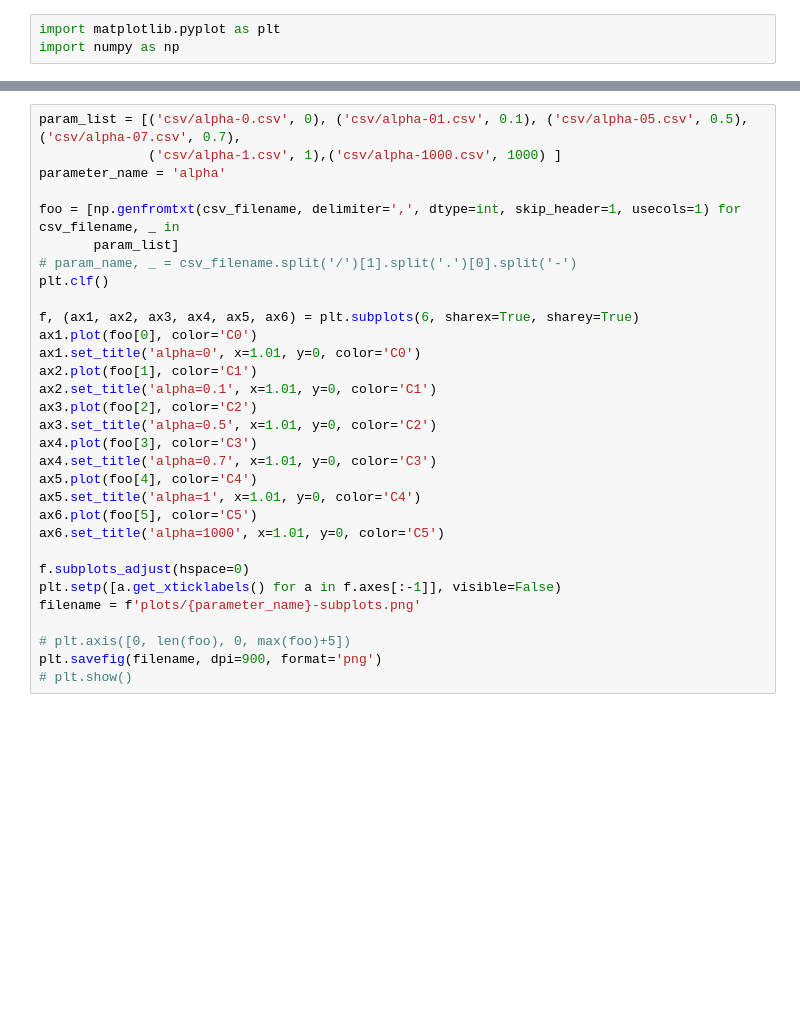
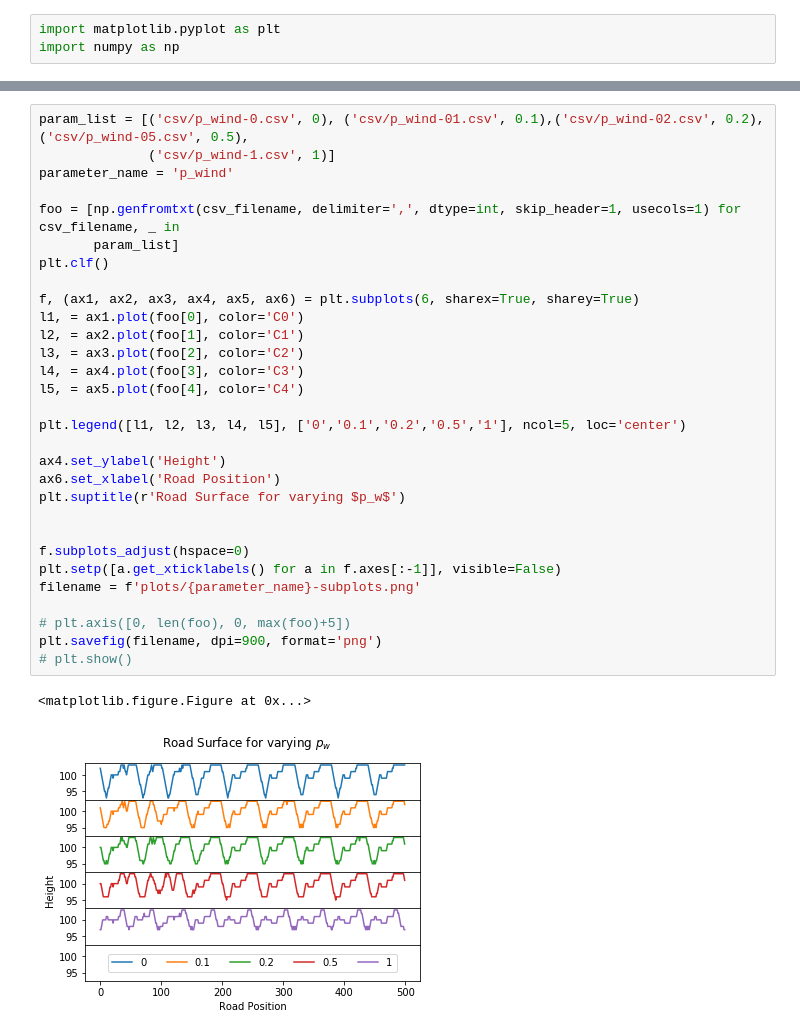
Before and after one commit to schakalakka/Washboard-Road-Simulation, a Jupyter notebook: plotter.ipynb, the cells around one changed output, grey strips where cells are left out. Cells and saved outputs as stored; diff of their text form; blank space fills up the shorter version.

Commit message:
finish plotting and add plots for varying parameters

```diff
--- a/plotter.ipynb
+++ b/plotter.ipynb
@@ -4,31 +110,33 @@ import numpy as np
 # %%
-param_list = [('csv/alpha-0.csv', 0), ('csv/alpha-01.csv', 0.1), ('csv/alpha-05.csv', 0.5), ('csv/alpha-07.csv', 0.7),
-              ('csv/alpha-1.csv', 1),('csv/alpha-1000.csv', 1000) ]
-parameter_name = 'alpha'
+param_list = [('csv/p_wind-0.csv', 0), ('csv/p_wind-01.csv', 0.1),('csv/p_wind-02.csv', 0.2), ('csv/p_wind-05.csv', 0.5),
+              ('csv/p_wind-1.csv', 1)]
+parameter_name = 'p_wind'
 
 foo = [np.genfromtxt(csv_filename, delimiter=',', dtype=int, skip_header=1, usecols=1) for csv_filename, _ in
        param_list]
-# param_name, _ = csv_filename.split('/')[1].split('.')[0].split('-')
 plt.clf()
 
 f, (ax1, ax2, ax3, ax4, ax5, ax6) = plt.subplots(6, sharex=True, sharey=True)
-ax1.plot(foo[0], color='C0')
-ax1.set_title('alpha=0', x=1.01, y=0, color='C0')
-ax2.plot(foo[1], color='C1')
-ax2.set_title('alpha=0.1', x=1.01, y=0, color='C1')
-ax3.plot(foo[2], color='C2')
-ax3.set_title('alpha=0.5', x=1.01, y=0, color='C2')
-ax4.plot(foo[3], color='C3')
-ax4.set_title('alpha=0.7', x=1.01, y=0, color='C3')
-ax5.plot(foo[4], color='C4')
-ax5.set_title('alpha=1', x=1.01, y=0, color='C4')
-ax6.plot(foo[5], color='C5')
-ax6.set_title('alpha=1000', x=1.01, y=0, color='C5')
+l1, = ax1.plot(foo[0], color='C0')
+l2, = ax2.plot(foo[1], color='C1')
+l3, = ax3.plot(foo[2], color='C2')
+l4, = ax4.plot(foo[3], color='C3')
+l5, = ax5.plot(foo[4], color='C4')
+
+plt.legend([l1, l2, l3, l4, l5], ['0','0.1','0.2','0.5','1'], ncol=5, loc='center')
+
+ax4.set_ylabel('Height')
+ax6.set_xlabel('Road Position')
+plt.suptitle(r'Road Surface for varying $p_w$')
+
 
 f.subplots_adjust(hspace=0)
 plt.setp([a.get_xticklabels() for a in f.axes[:-1]], visible=False)
 filename = f'plots/{parameter_name}-subplots.png'
 
 # plt.axis([0, len(foo), 0, max(foo)+5])
 plt.savefig(filename, dpi=900, format='png')
 # plt.show()
+# %% [output]
+<matplotlib.figure.Figure at 0x...>
+[figure, added]
```
Also changed, not shown: parts of 4 cells of this notebook, 13 other files.
